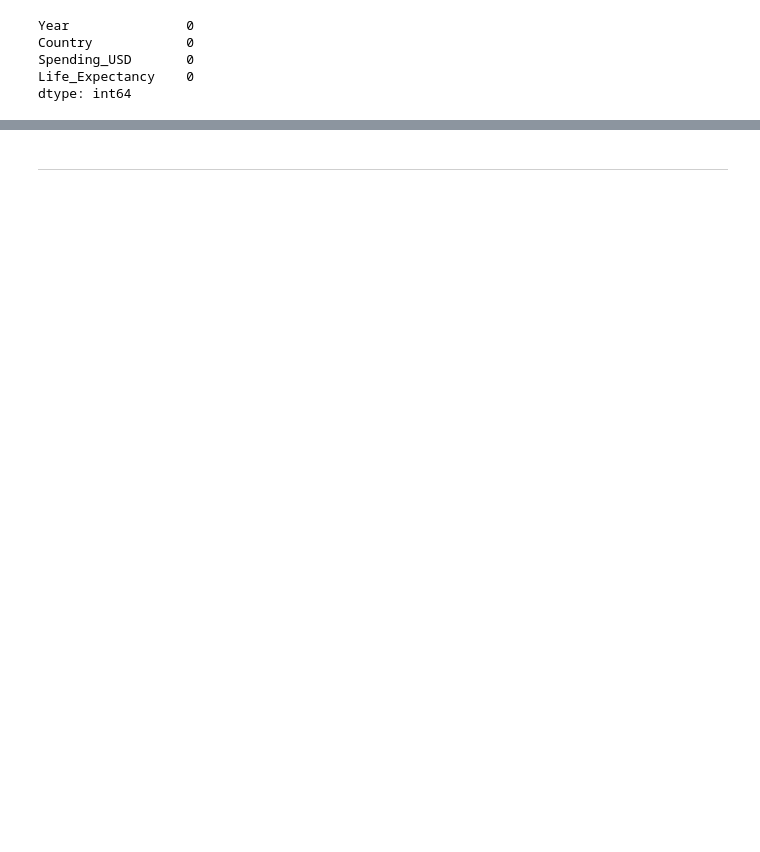
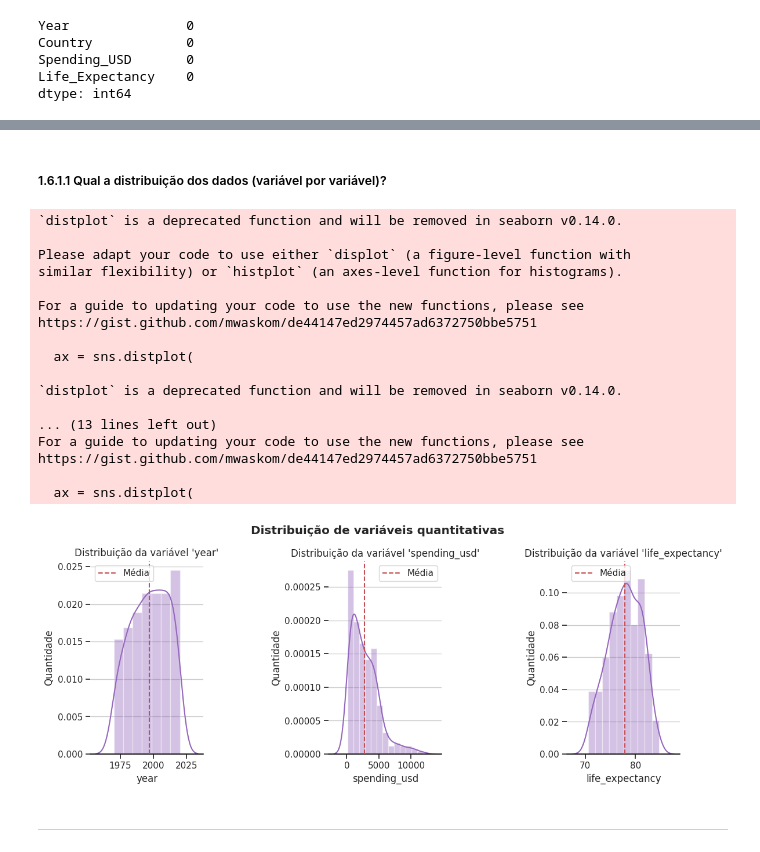
Before and after one commit to YagoCastro/avanti-bootcamp-cdd, a Jupyter notebook: notebooks/01-exploratory_data_analysis.ipynb, the cells around one changed output, grey strips where cells are left out. Saved outputs shown, nothing was run; the diff lists cells and outputs as text; code cells hidden in the pictures; blank space fills up the shorter version.

Commit message:
Adicionado a parte de exploracao dos dados

```diff
--- a/notebooks/01-exploratory_data_analysis.ipynb
+++ b/notebooks/01-exploratory_data_analysis.ipynb
@@ -143,0 +142,15 @@ dtype: int64
+# %%
+# colunas (variáveis) contendo valores valtantes
+number_of_na_by_column = df1.isnull().sum().loc[lambda x: x > 0]
+number_of_na_rows = df1.isnull().any(axis=1).sum()
+
+display(number_of_na_by_column)
+display(Markdown(
+    "---\n"
+    f"A partir dessa informação sabemos que as variáveis `{number_of_na_by_column.axes[0].to_list()}`"
+    f"contém valores faltantes. Além disso sabemos que temos `{number_of_na_rows}` linhas com valores faltantes."
+    "As próximas análises aqui serão realizadas sem considerar os dados faltantes"
+    "\n\n ---"
+))
+
+df1.dropna(inplace=True)
@@ -144,2 +199,58 @@ dtype: int64
+# %% [markdown]
+##### 1.6.1.1 Qual a distribuição dos dados (variável por variável)?
+# %%
+fig, axes = plt.subplots(1, 3, figsize=(12,5))
+plt.tight_layout(pad=4, w_pad=10, h_pad=5)
+fig.suptitle('Distribuição de variáveis quantitativas', fontweight='bold')
+
+# Lista para armazenar os valores médios de cada variável
+mean_values = []
+
+# Iterar sobre cada variável
+for i, variavel in enumerate(dicionario.query("tipo == 'quantitativa'").variavel.to_list()):
+    ax = sns.distplot(
+        df1[variavel],
+        ax=axes.flatten()[i],
+        color=colors[0],
+        #alpha=0.9,
+    )
+    ax.set(frame_on=False)
+    ax.axhline(0, color="k", clip_on=False)
+    ax.set_title(f"Distribuição da variável '{variavel}'")
+    plt.xlabel(variavel)
+    ax.set_ylabel('Quantidade')
+    ax.grid(axis='y', linestyle='-')
+
+    # Calcula a média da variável e armazena na lista
+    mean_value = df1[variavel].mean()
+    mean_values.append(mean_value)
+
+    # Adiciona uma linha vertical em cada gráfico
+    ax.axvline(mean_value, color='r', linestyle='--', label='Média')
+    ax.legend()
+
+# Calcula a média geral das médias de todas as variáveis
+overall_mean_value = sum(mean_values) / len(mean_values)
+
+plt.show()
+# %% [output]
+`distplot` is a deprecated function and will be removed in seaborn v0.14.0.
+
+Please adapt your code to use either `displot` (a figure-level function with
+similar flexibility) or `histplot` (an axes-level function for histograms).
+
+For a guide to updating your code to use the new functions, please see
+https://gist.github.com/mwaskom/de44147ed2974457ad6372750bbe5751
+
+  ax = sns.distplot(
+
+`distplot` is a deprecated function and will be removed in seaborn v0.14.0.
+
+... (13 lines left out)
+For a guide to updating your code to use the new functions, please see
+https://gist.github.com/mwaskom/de44147ed2974457ad6372750bbe5751
+
+  ax = sns.distplot(
+[figure, added]
 # %% [markdown]
 ---
```
Also changed, not shown: parts of 41 cells of this notebook.
